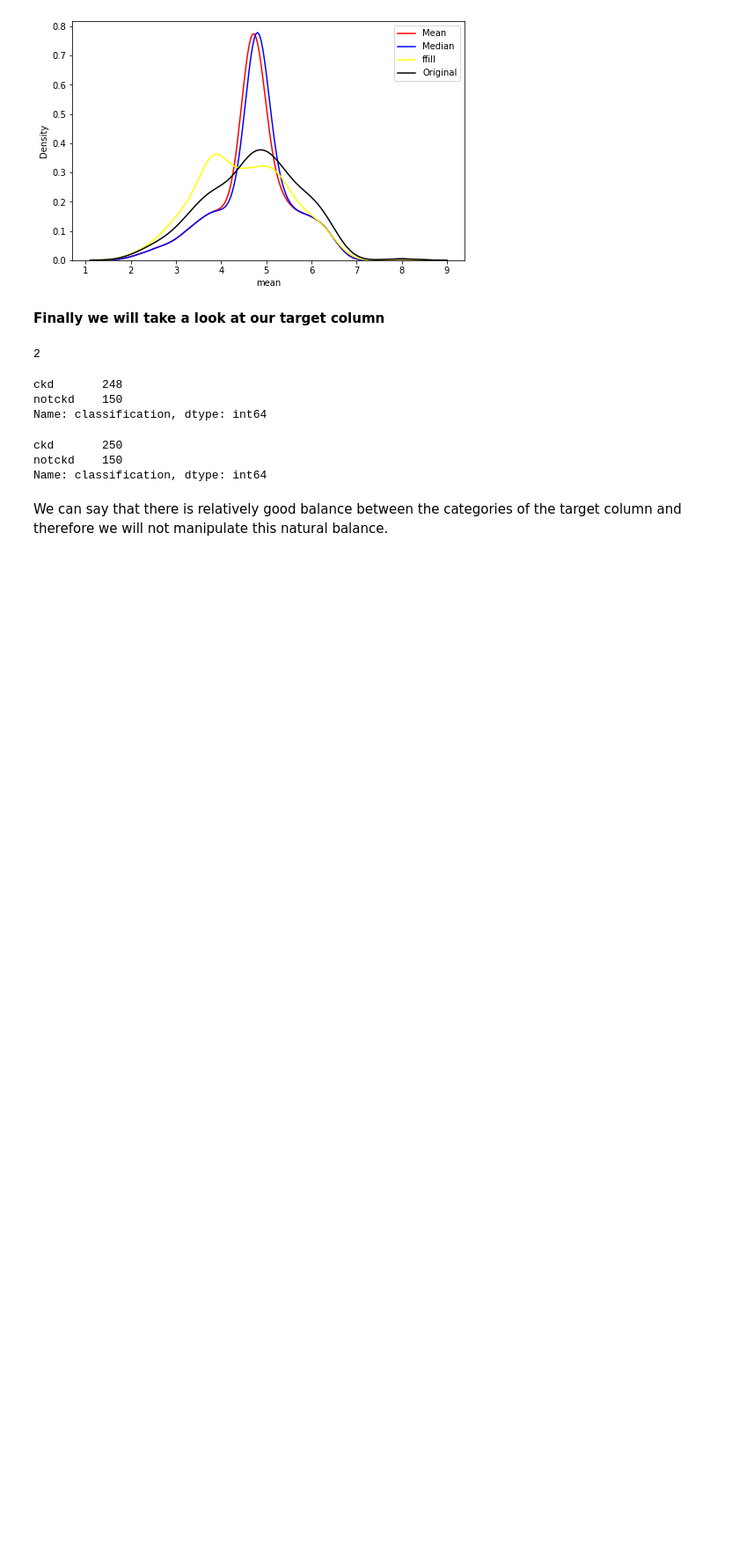
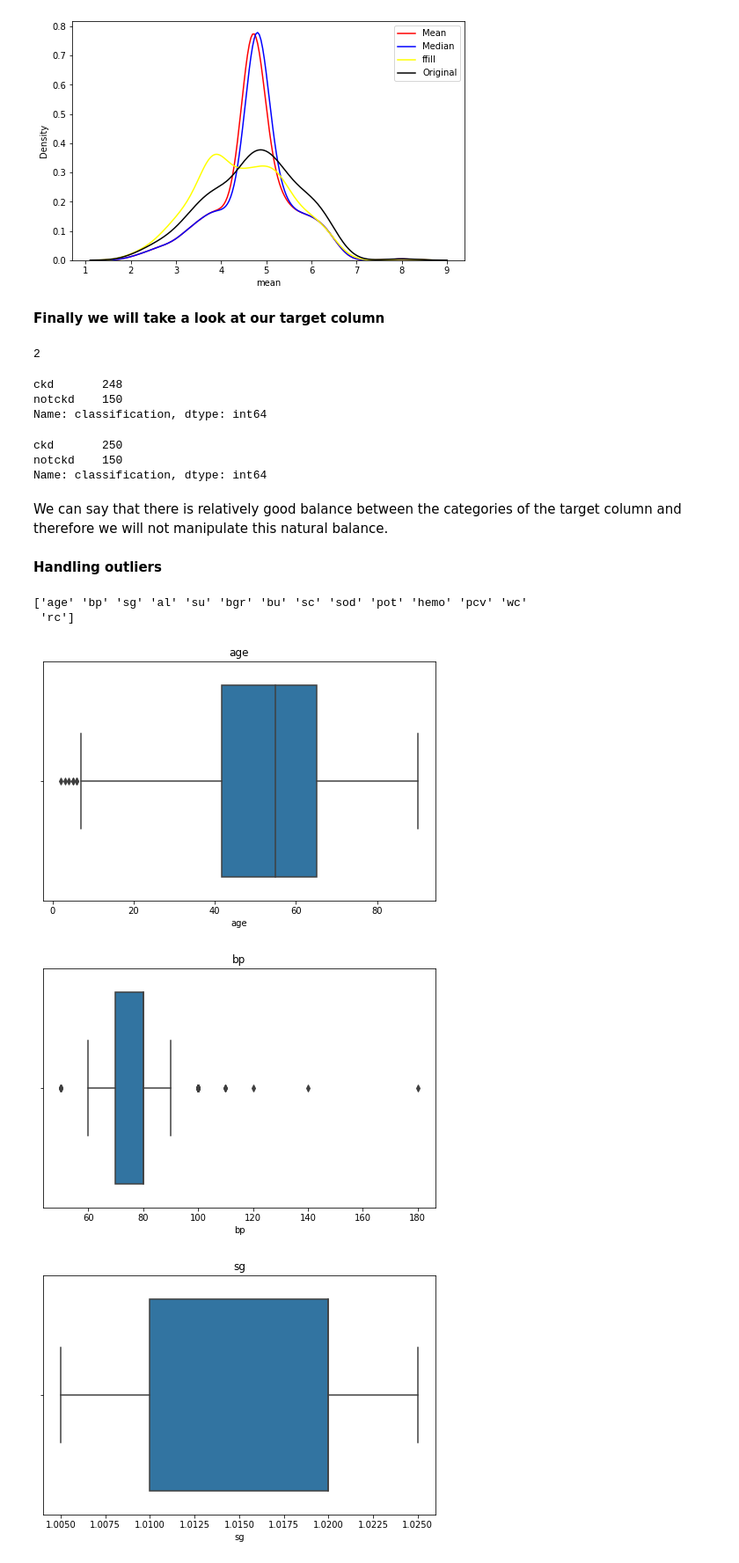
Before and after one commit to kappa1312/Chronic-Kidney-Disease-Classification, a Jupyter notebook: chronic-kidney-diseases-classification.ipynb, the cells around one changed output. Shown: that part at 88% size. Saved outputs shown, nothing was run; the diff lists cells and outputs as text; code cells hidden in the pictures; blank space fills up the shorter version.

```diff
--- a/chronic-kidney-diseases-classification.ipynb
+++ b/chronic-kidney-diseases-classification.ipynb
@@ -785,3 +785,21 @@ notckd    150
 Name: classification, dtype: int64
 # %% [markdown]
 We can say that there is relatively good balance between the categories of the target column and therefore we will not manipulate this natural balance.
+# %% [markdown]
+**Handling outliers**
+# %%
+data_numerical = data.select_dtypes(include = [np.number])
+numerical_cols = data_numerical.columns.values
+print(numerical_cols)
+# %% [output]
+['age' 'bp' 'sg' 'al' 'su' 'bgr' 'bu' 'sc' 'sod' 'pot' 'hemo' 'pcv' 'wc'
+ 'rc']
+# %%
+for i in data_numerical.columns:
+    sns.boxplot(data_numerical[i])
+    plt.title(i)
+    plt.show()
+# %% [output]
+[figure, added]
+[figure, added]
+[figure, added]
```
Also changed, not shown: parts of 14 cells of this notebook.
